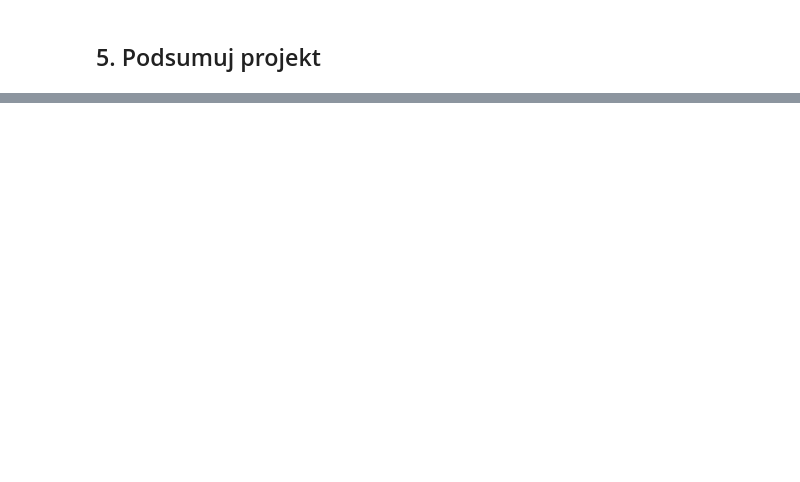
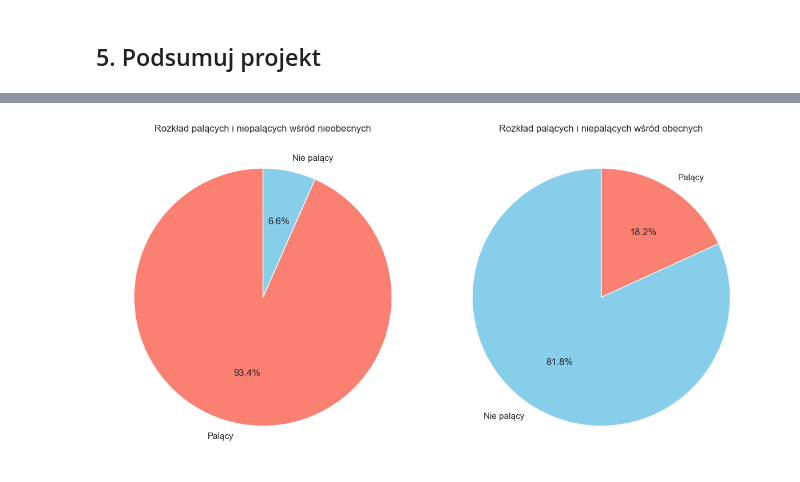
Before and after one commit to KacperJarosik/Absenteeism-at-work, a Jupyter notebook: main.ipynb, the cells around one changed output, grey strips where cells are left out. Drawn from its saved outputs; the diff is of its cells as text; code cells hidden in the pictures; blank space fills up the shorter version.

```diff
--- a/main.ipynb
+++ b/main.ipynb
@@ -1109,0 +1233,42 @@ random_row
+# %%
+# Filtracja danych dla Absenteeism time in hours == 1
+filtered_data_1 = df_selected[df_selected['Absenteeism time in hours'] == 1].copy()
+
+# Filtracja danych dla Absenteeism time in hours == 0
+filtered_data_0 = df_selected[df_selected['Absenteeism time in hours'] == 0].copy()
+
+# Usuwanie niepotrzebnych kolumn
+columns_to_drop = ['Seasons', 'Age', 'Hit target', 'Disciplinary failure']
+filtered_data_1 = filtered_data_1.drop(columns=columns_to_drop)
+filtered_data_0 = filtered_data_0.drop(columns=columns_to_drop)
+
+# Tworzenie wykresu kołowego dla Absenteeism time in hours == 1 (nieobecni)
+plt.figure(figsize=(12, 6))
+
+# Liczba wystąpień dla 'Social smoker' w przypadku Absenteeism time in hours == 1
+smoking_count_1 = filtered_data_1['Social smoker'].value_counts()
+
+# Kolory (ręcznie przypisane)
+colors_1 = ['salmon', 'skyblue']
+
+# Wykres kołowy dla Absenteeism time in hours == 1
+plt.subplot(1, 2, 1)
+plt.pie(smoking_count_1, labels=['Palący', 'Nie palący'][:len(smoking_count_1)], autopct='%1.1f%%', startangle=90, colors=colors_1)
+plt.title("Rozkład palących i niepalących wśród nieobecnych")
+
+# Liczba wystąpień dla 'Social smoker' w przypadku Absenteeism time in hours == 0
+smoking_count_0 = filtered_data_0['Social smoker'].value_counts()
+
+# Kolory (ręcznie przypisane)
+colors_0 = ['skyblue', 'salmon']
+
+# Wykres kołowy dla Absenteeism time in hours == 0
+plt.subplot(1, 2, 2)
+plt.pie(smoking_count_0, labels=[ 'Nie palący', 'Palący'][:len(smoking_count_0)], autopct='%1.1f%%', startangle=90, colors=colors_0)
+plt.title("Rozkład palących i niepalących wśród obecnych")
+
+# Dopasowanie wykresów
+plt.tight_layout()
+plt.show()
+# %% [output]
+[figure, added]
```
Also changed, not shown: parts of 11 cells of this notebook.
